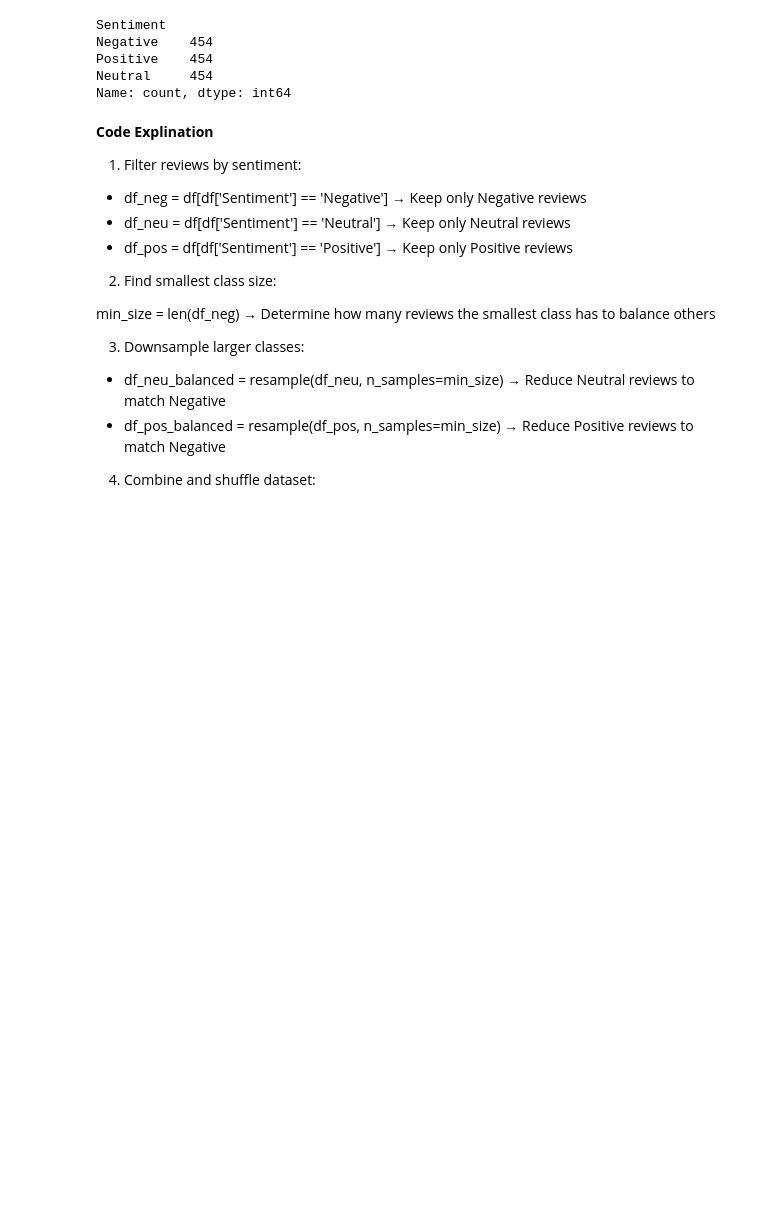
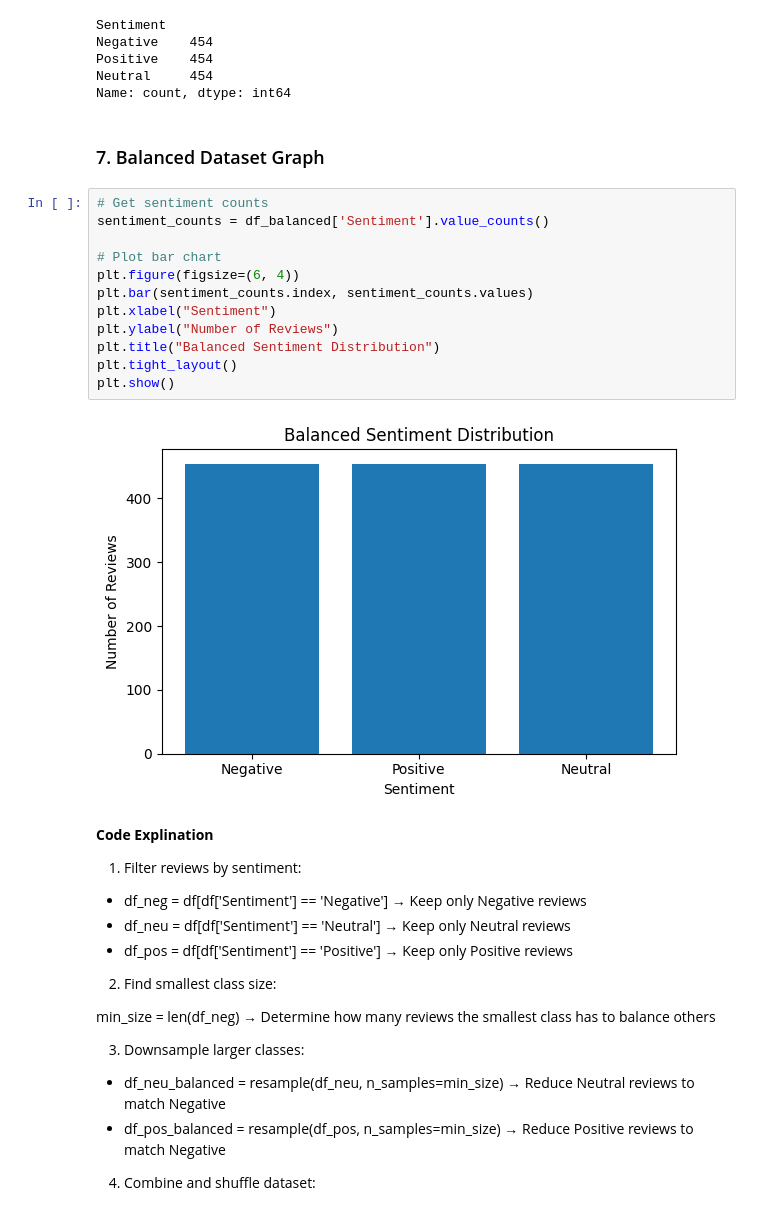
Before and after one commit to AaditiG1/HotelReview_TextClassification, a Jupyter notebook: HotelReview.ipynb, the cells around one changed output. Drawn from its saved outputs; the diff is of its cells as text; blank space fills up the shorter version.

Commit message:
Final Hotel Review Sentiment Analysis

```diff
--- a/HotelReview.ipynb
+++ b/HotelReview.ipynb
@@ -380,6 +349,22 @@ Negative    454
 Positive    454
 Neutral     454
 Name: count, dtype: int64
+# %% [markdown]
+### 7. Balanced Dataset Graph
+# %%
+# Get sentiment counts
+sentiment_counts = df_balanced['Sentiment'].value_counts()
+
+# Plot bar chart
+plt.figure(figsize=(6, 4))
+plt.bar(sentiment_counts.index, sentiment_counts.values)
+plt.xlabel("Sentiment")
+plt.ylabel("Number of Reviews")
+plt.title("Balanced Sentiment Distribution")
+plt.tight_layout()
+plt.show()
+# %% [output]
+[figure, added]
 # %% [markdown]
 **Code Explination**
 
```
Also changed, not shown: parts of 30 cells of this notebook.
